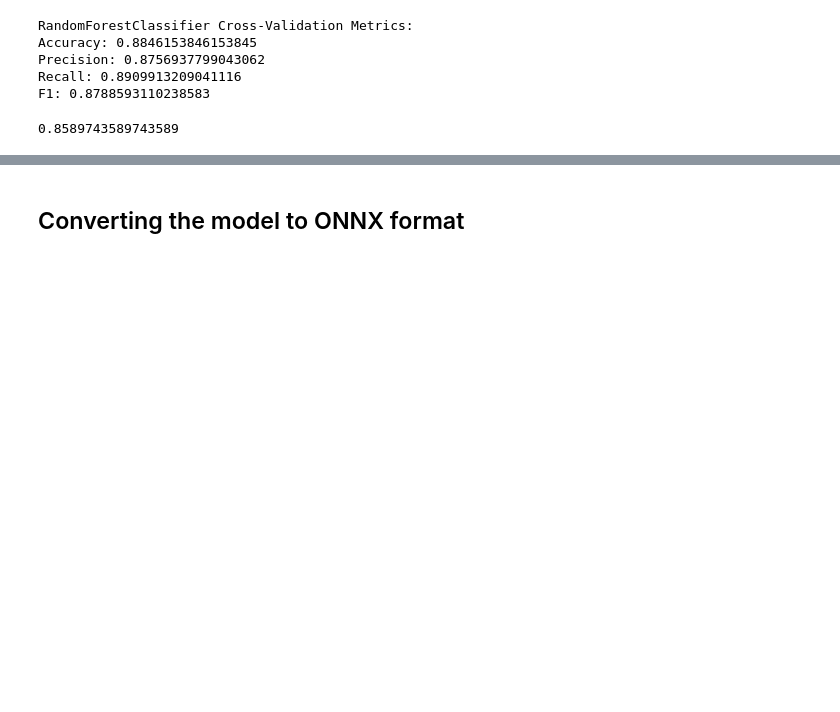
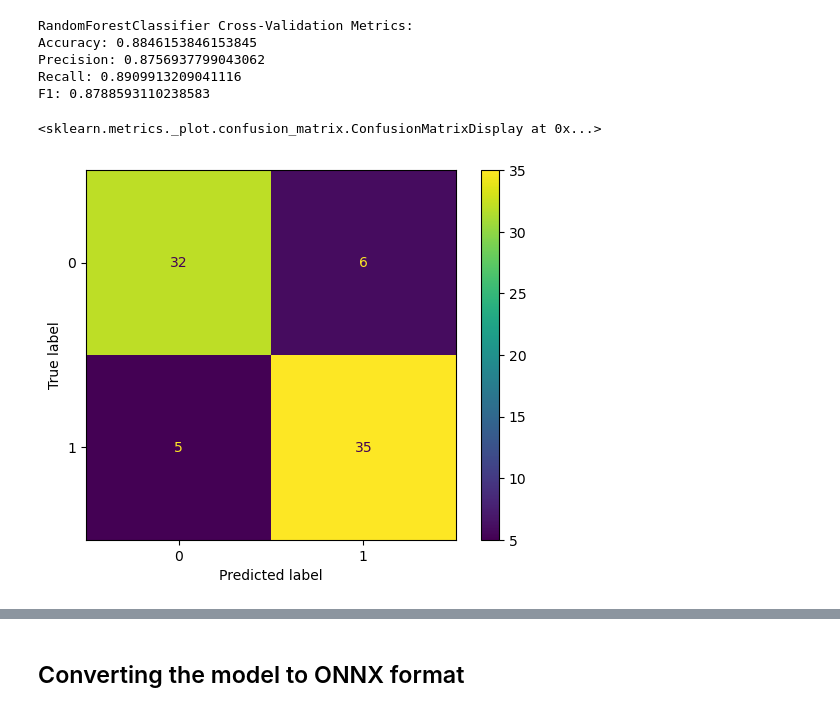
Before and after one commit to mouadiscoding/Sihati-4.0, a Jupyter notebook: notebooks/heart_disease.ipynb, the cells around one changed output, grey strips where cells are left out. Cells and saved outputs as stored; diff of their text form; code cells hidden in the pictures; blank space fills up the shorter version.

```diff
--- a/notebooks/heart_disease.ipynb
+++ b/notebooks/heart_disease.ipynb
@@ -797,7 +797,9 @@ Accuracy: 0.8846153846153845
 Precision: 0.8756937799043062
 Recall: 0.8909913209041116
 F1: 0.8788593110238583
-# %%
-loaded_model.score(X_test, y_test)
-# %% [output]
-0.8589743589743589
+# %%
+y_preds = loaded_model.predict(X_test)
+ConfusionMatrixDisplay.from_predictions(y_test, y_preds)
+# %% [output]
+<sklearn.metrics._plot.confusion_matrix.ConfusionMatrixDisplay at 0x...>
+[figure, added]
```
Also changed, not shown: parts of 3 cells of this notebook, 2 other files.
